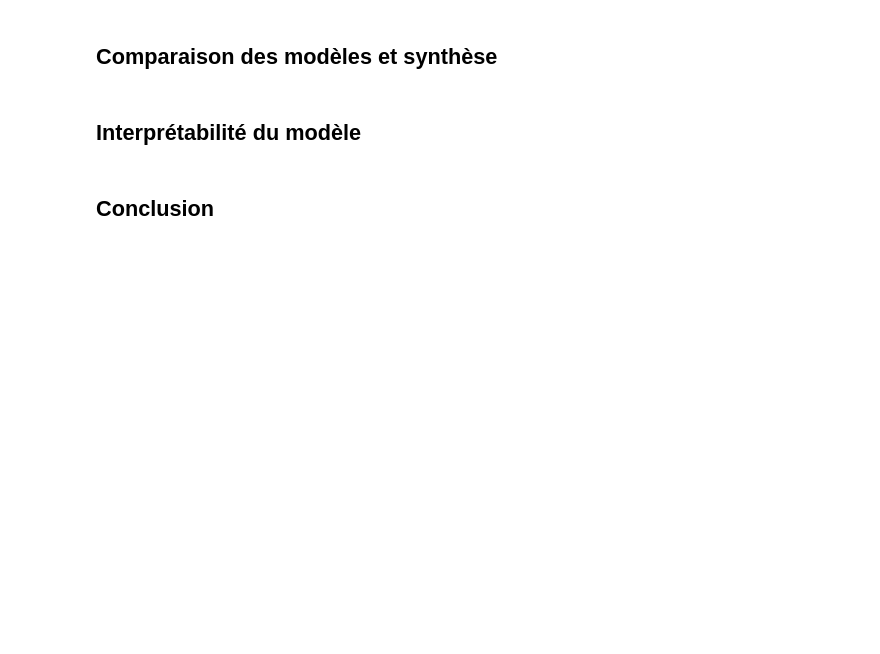
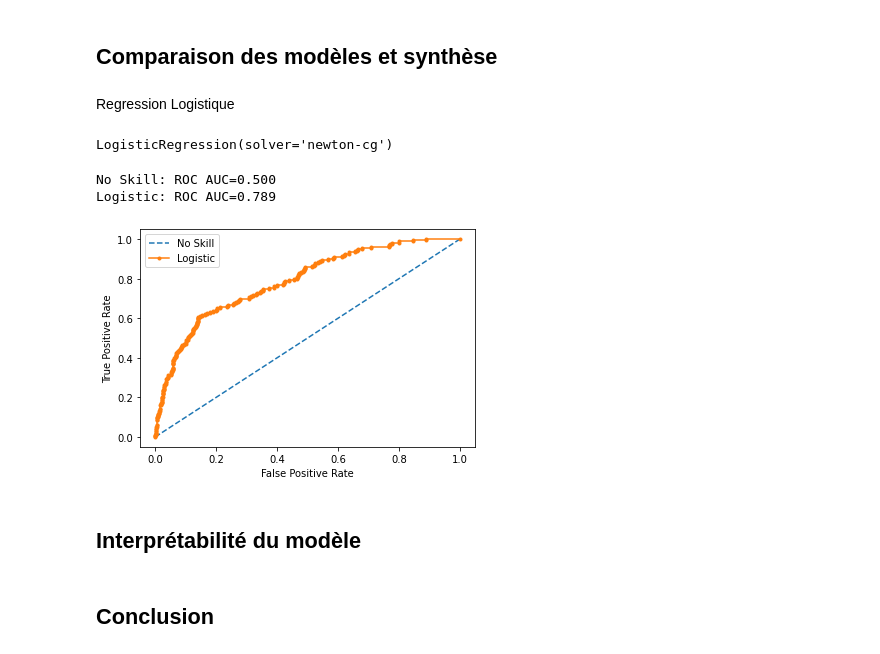
Before and after one commit to ThibaultDieudonne/Credit-Scoring, a Jupyter notebook: notebook.ipynb, the cells around one changed output. Drawn from its saved outputs; the diff is of its cells as text; code cells hidden in the pictures; blank space fills up the shorter version.

Commit message:
implemented ROC AUC for logitic regression

```diff
--- a/notebook.ipynb
+++ b/notebook.ipynb
@@ -286,5 +291,53 @@ Text(0.5, 0, 'Days Employment')
 # %% [markdown]
 ## Comparaison des modèles et synthèse
+# %% [markdown]
+Regression Logistique
+# %%
+y = app_train['TARGET']
+X = app_train[features_names].copy()
+X_train, X_test, y_train, y_test = train_test_split(X, y, random_state=42, test_size=0.2)
+
+imputer = SimpleImputer(strategy = 'median')
+scaler = MinMaxScaler(feature_range = (0, 1))
+
+imputer.fit(X_train)
+X_train = imputer.transform(X_train)
+X_test = imputer.transform(X_test)
+
+scaler.fit(X_train)
+X_train = scaler.transform(X_train)
+X_test = scaler.transform(X_test)
+
+reg_log = LogisticRegression(solver='newton-cg')
+reg_log.fit(X_train, y_train)
+# %% [output]
+LogisticRegression(solver='newton-cg')
+# %%
+ns_probs = [0 for _ in range(len(y_test))]
+lr_probs = reg_log.predict_proba(X_test)[:, 1]
+# calculate scores
+ns_auc = roc_auc_score(y_test, ns_probs)
+lr_auc = roc_auc_score(y_test, lr_probs)
+# summarize scores
+print('No Skill: ROC AUC=%.3f' % (ns_auc))
+print('Logistic: ROC AUC=%.3f' % (lr_auc))
+# calculate roc curves
+ns_fpr, ns_tpr, _ = roc_curve(y_test, ns_probs)
+lr_fpr, lr_tpr, _ = roc_curve(y_test, lr_probs)
+# plot the roc curve for the model
+plt.plot(ns_fpr, ns_tpr, linestyle='--', label='No Skill')
+plt.plot(lr_fpr, lr_tpr, marker='.', label='Logistic')
+# axis labels
+plt.xlabel('False Positive Rate')
+plt.ylabel('True Positive Rate')
+# show the legend
+plt.legend()
+# show the plot
+plt.show()
+# %% [output]
+No Skill: ROC AUC=0.500
+Logistic: ROC AUC=0.789
+[figure, added]
 # %% [markdown]
 ## Interprétabilité du modèle
 # %% [markdown]
```
Also changed, not shown: parts of 21 cells of this notebook.
